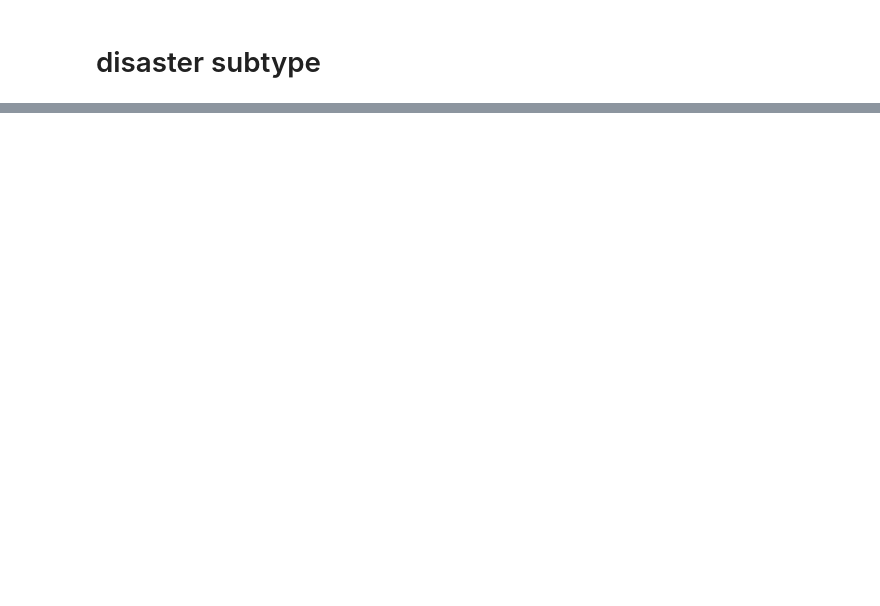
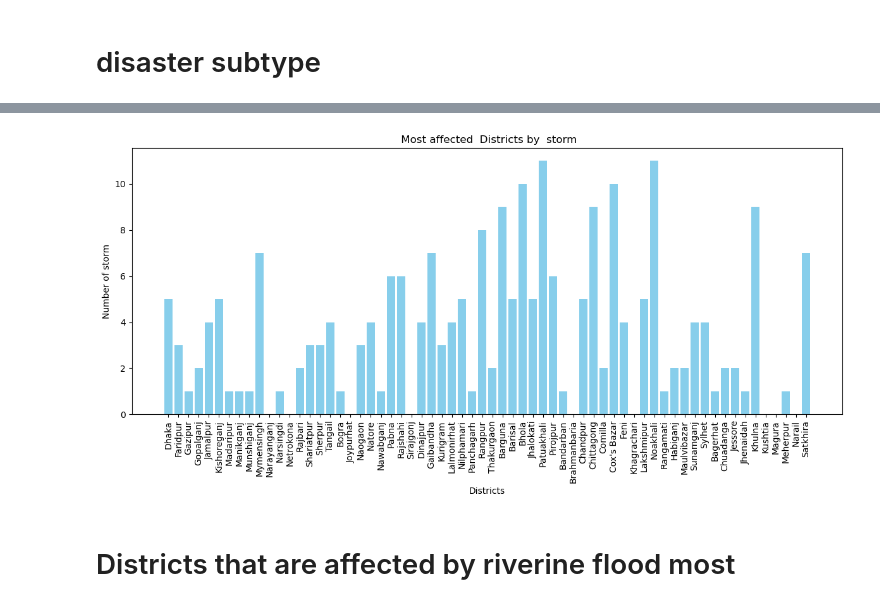
Before and after one commit to choyon001/disasters_in_bd, a Jupyter notebook: disasters_in_bd.ipynb, the cells around one changed output, grey strips where cells are left out. Cells and saved outputs as stored; diff of their text form; code cells hidden in the pictures; blank space fills up the shorter version.

```diff
--- a/disasters_in_bd.ipynb
+++ b/disasters_in_bd.ipynb
@@ -92,0 +100,40 @@ plt.show()
+# %%
+convective_storm_districts = {}
+for i in districts_list:
+    convective_storm_districts[i]=0
+# %%
+convective_storm = data[data['Disaster Type']=='Storm']
+locations = convective_storm['Geo Locations'].str.split(',')
+locations_list2=[]
+for location in locations:
+    try:
+        for i in location:
+            if i not in locations_list2:
+                locations_list2.append(i.strip())
+    except:
+        pass
+# %%
+for location in locations_list2:
+    for district in districts_list:
+        if district in location :
+            convective_storm_districts[district]+=1
+# %%
+# Extract data for plotting
+locations = list(convective_storm_districts.keys())
+values = list(convective_storm_districts.values())
+
+# Create the bar chart
+plt.figure(figsize=(12, 6))
+plt.bar(locations, values, color='skyblue')
+plt.xlabel('Districts')
+plt.ylabel('Number of storm')
+plt.title(' Most affected  Districts by  storm')
+plt.xticks(rotation=90)  # Rotate x-labels for better readability
+plt.tight_layout()
+
+# Show the chart
+plt.show()
+# %% [output]
+[figure, added]
+# %% [markdown]
+# Districts that are affected by riverine flood most
```
Also changed, not shown: parts of 20 cells of this notebook.
